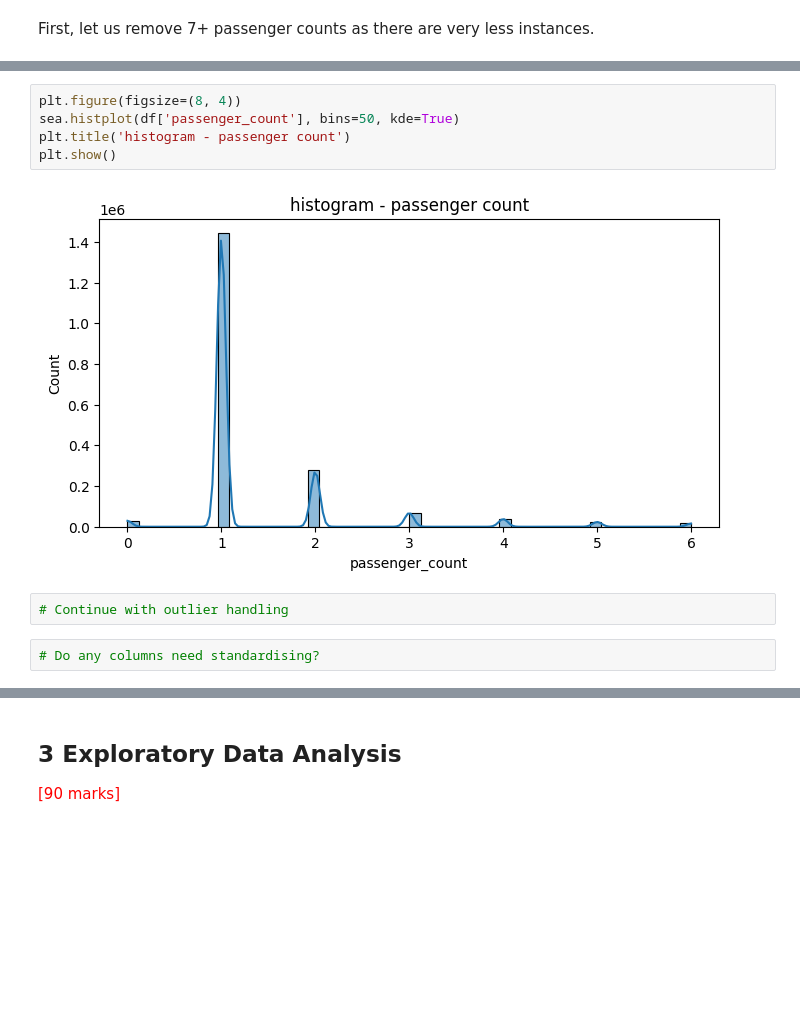
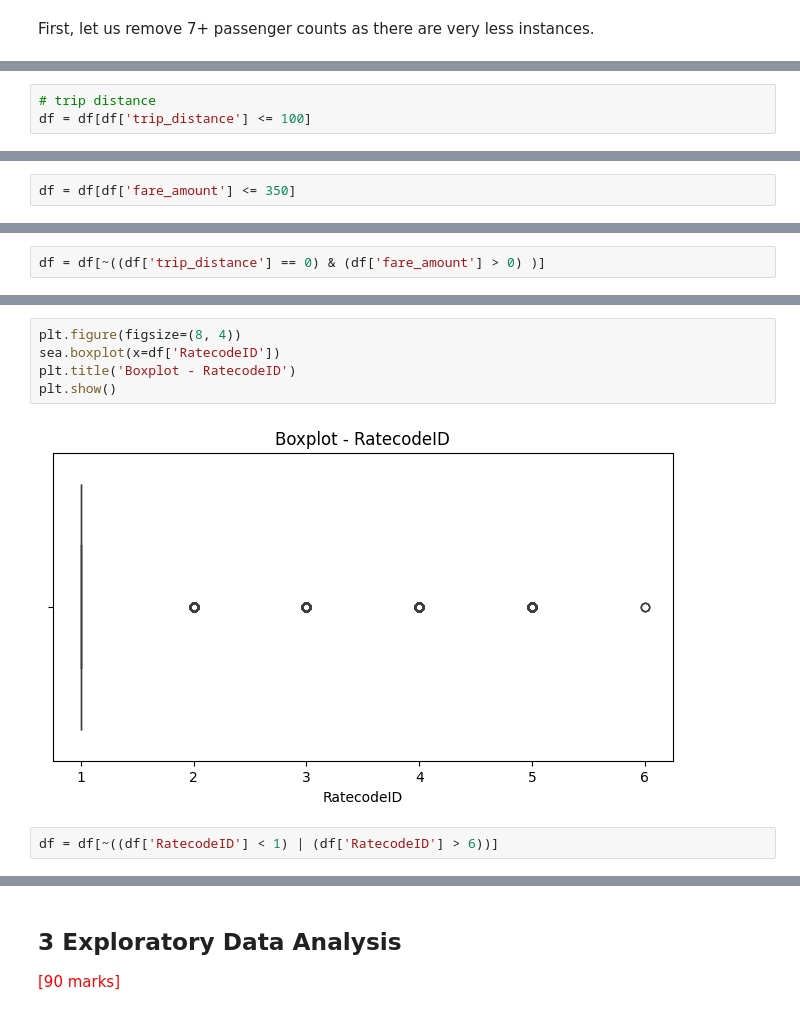
Before and after one commit to ChetanTiwari195/NewYorkTaxiEDA_DS_CT, a Jupyter notebook: EDA_Optimising_NYC_Taxis_ChetanTiwari.ipynb, the cells around one changed output, grey strips where cells are left out. Cells and saved outputs as stored; diff of their text form; blank space fills up the shorter version.

```diff
--- a/EDA_Optimising_NYC_Taxis_ChetanTiwari.ipynb
+++ b/EDA_Optimising_NYC_Taxis_ChetanTiwari.ipynb
@@ -625,0 +630,3 @@ df = df[df['passenger_count'] <= 6]
+# %%
+# trip distance
+df = df[df['trip_distance'] <= 100]
@@ -625,0 +648,2 @@ df = df[df['passenger_count'] <= 6]
+# %%
+df = df[df['fare_amount'] <= 350]
@@ -625,0 +677,2 @@ df = df[df['passenger_count'] <= 6]
+# %%
+df = df[~((df['trip_distance'] == 0) & (df['fare_amount'] > 0) )]
@@ -626,11 +725,9 @@ df = df[df['passenger_count'] <= 6]
 # %%
 plt.figure(figsize=(8, 4))
-sea.histplot(df['passenger_count'], bins=50, kde=True)
-plt.title('histogram - passenger count')
+sea.boxplot(x=df['RatecodeID'])
+plt.title('Boxplot - RatecodeID')
 plt.show()
 # %% [output]
-[figure, old version]
+[figure, new version]
-# %%
-# Continue with outlier handling
-# %%
-# Do any columns need standardising?
+# %%
+df = df[~((df['RatecodeID'] < 1) | (df['RatecodeID'] > 6))]
```
Also changed, not shown: parts of 74 cells of this notebook, 8 other files.
